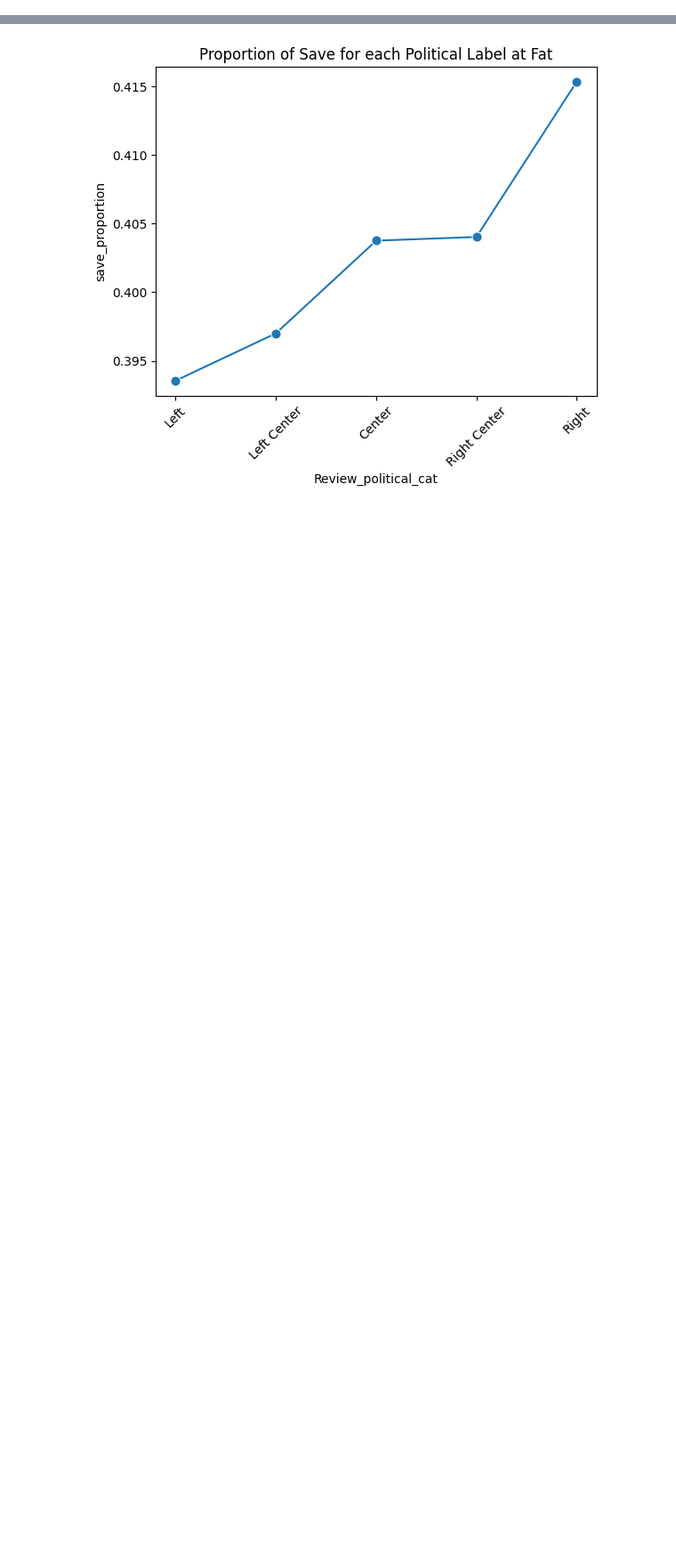
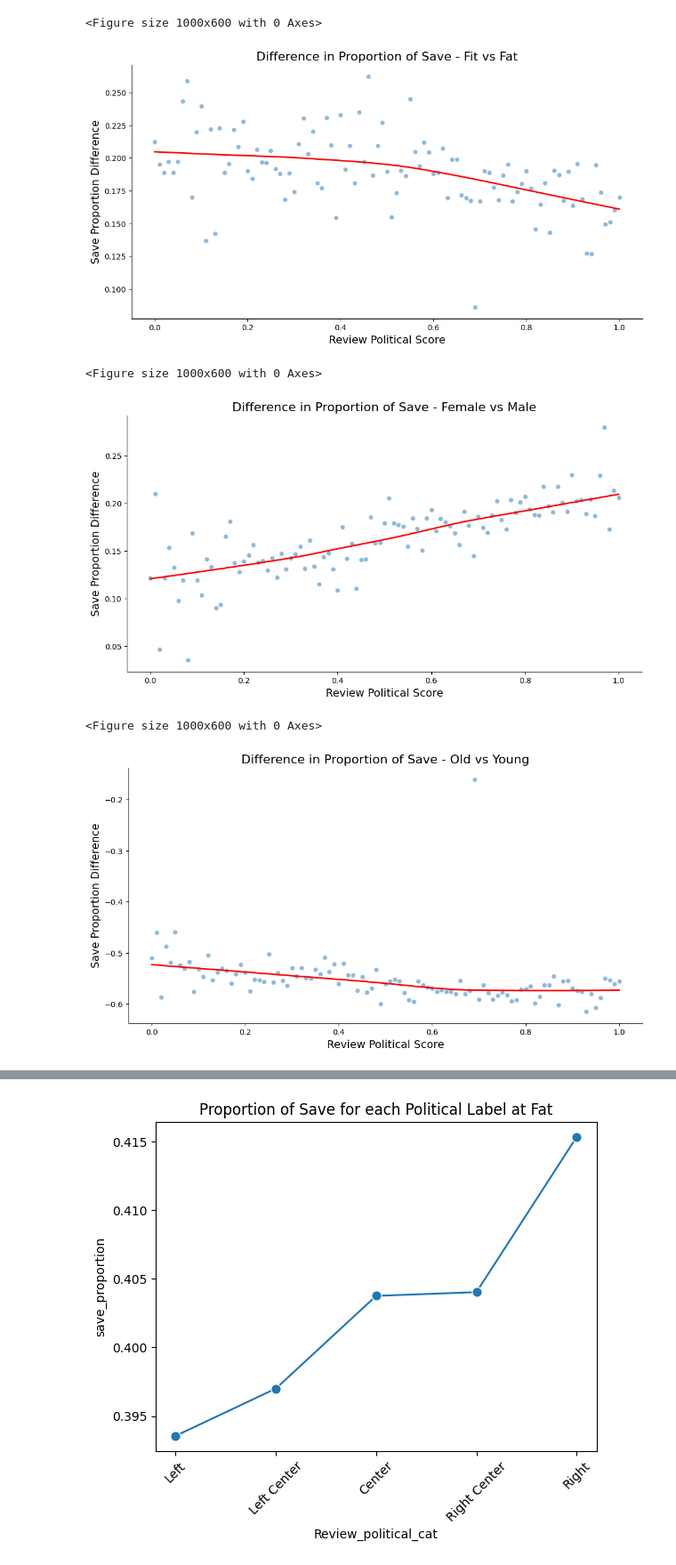
Before and after one commit to ziqishu/COG403_final_project, a Jupyter notebook: our_code/save_proportion.ipynb, the cells around one changed output, grey strips where cells are left out. Shown at 89% size. Drawn from its saved outputs; the diff is of its cells as text; code cells hidden in the pictures; blank space fills up the shorter version.

```diff
--- a/our_code/save_proportion.ipynb
+++ b/our_code/save_proportion.ipynb
@@ -12,0 +430,10 @@ df.head()
+# %%
+for attribute_pair in all_diffs_df['AttributePair'].unique():
+    print(f"\nLinear Regression for: {attribute_pair}")
+    sub_df = all_diffs_df[all_diffs_df['AttributePair'] == attribute_pair]
+    X = sub_df[['Review_political_cat_numeric']]  # Predictor
+    X = sm.add_constant(X)  # Adds a constant term to the predictor
+    Y = sub_df['save_proportion_difference']  # Response
+
+    model = sm.OLS(Y, X).fit()  # Fit model
+    print(model.summary())
@@ -12,0 +458,70 @@ df.head()
+# %%
+all_diffs_df_cont = pd.DataFrame()
+
+# Bootstrap parameters
+n_bootstraps = 100  # Adjust as necessary for balance between speed and accuracy
+np.random.seed(42)  # For reproducibility
+
+# Loop through each pair
+for pair in attribute_pairs:
+    diffs = []  # List to store the differences in proportions for each bootstrap
+    for i in range(n_bootstraps):
+        # Sample with replacement
+        sampled_df = df.sample(n=len(df), replace=True)
+        # Calculate mean proportion of save for each level within the pair
+        proportions = sampled_df.groupby(['AttributeLevel', 'Review_political'])['is_save'].mean().reset_index()
+        # Calculate differences
+        diff = proportions[proportions['AttributeLevel'] == pair[0]].set_index('Review_political')['is_save'] - \
+               proportions[proportions['AttributeLevel'] == pair[1]].set_index('Review_political')['is_save']
+        diffs.append(diff)
+
+    # Convert list of differences to DataFrame and calculate the mean difference
+    diffs_df = pd.DataFrame(diffs).mean().reset_index()
+    diffs_df.columns = ['Review_political', 'save_proportion_difference']
+    diffs_df['AttributePair'] = f'{pair[0]} vs {pair[1]}'
+
+    # Append to the accumulator DataFrame
+    all_diffs_df_cont = pd.concat([all_diffs_df_cont, diffs_df], ignore_index=True)
+
+    # Plotting the difference in save proportions for the current attribute pair
+    plt.figure(figsize=(10, 6))
+
+    plt.figure(figsize=(12, 6))
+
+    # Scatter plot of the data points with some transparency
+    sns.scatterplot(x='Review_political', y='save_proportion_difference', data=diffs_df, alpha=0.5)
+
+    # Lowess smoother for trend line
+    sns.regplot(x='Review_political', y='save_proportion_difference', data=diffs_df, lowess=True,
+                line_kws={'color': 'red', 'lw': 2}, scatter=False)
+
+    plt.title(f'Difference in Proportion of Save - {pair[0]} vs {pair[1]}', fontsize=16)
+    plt.xlabel('Review Political Score', fontsize=14)
+    plt.ylabel('Save Proportion Difference', fontsize=14)
+
+    # Remove the top and right spines
+    sns.despine()
+
+    plt.savefig(f'proportion_difference_cont_{pair[0]}_vs_{pair[1]}.png')
+    plt.show()
+
+# Save the accumulated DataFrame to a CSV file for later use
+all_diffs_df_cont.to_csv('differences_in_save_proportions_continuous.csv', index=False)
+
+# Perform a linear regression for each attribute pair
+for attribute_pair in all_diffs_df_cont['AttributePair'].unique():
+    print(f"\nLinear Regression for: {attribute_pair}")
+    sub_df = all_diffs_df_cont[all_diffs_df_cont['AttributePair'] == attribute_pair]
+    X = sub_df[['Review_political']]  # Predictor
+    X = sm.add_constant(X)  # Adds a constant term to the predictor
+    Y = sub_df['save_proportion_difference']  # Response
+
+    model = sm.OLS(Y, X).fit()  # Fit model
+    print(model.summary())
+# %% [output]
+<Figure size 1000x600 with 0 Axes>
+[figure, added]
+<Figure size 1000x600 with 0 Axes>
+[figure, added]
+<Figure size 1000x600 with 0 Axes>
+[figure, added]
```
Also changed, not shown: parts of 17 cells of this notebook, 31 other files.
